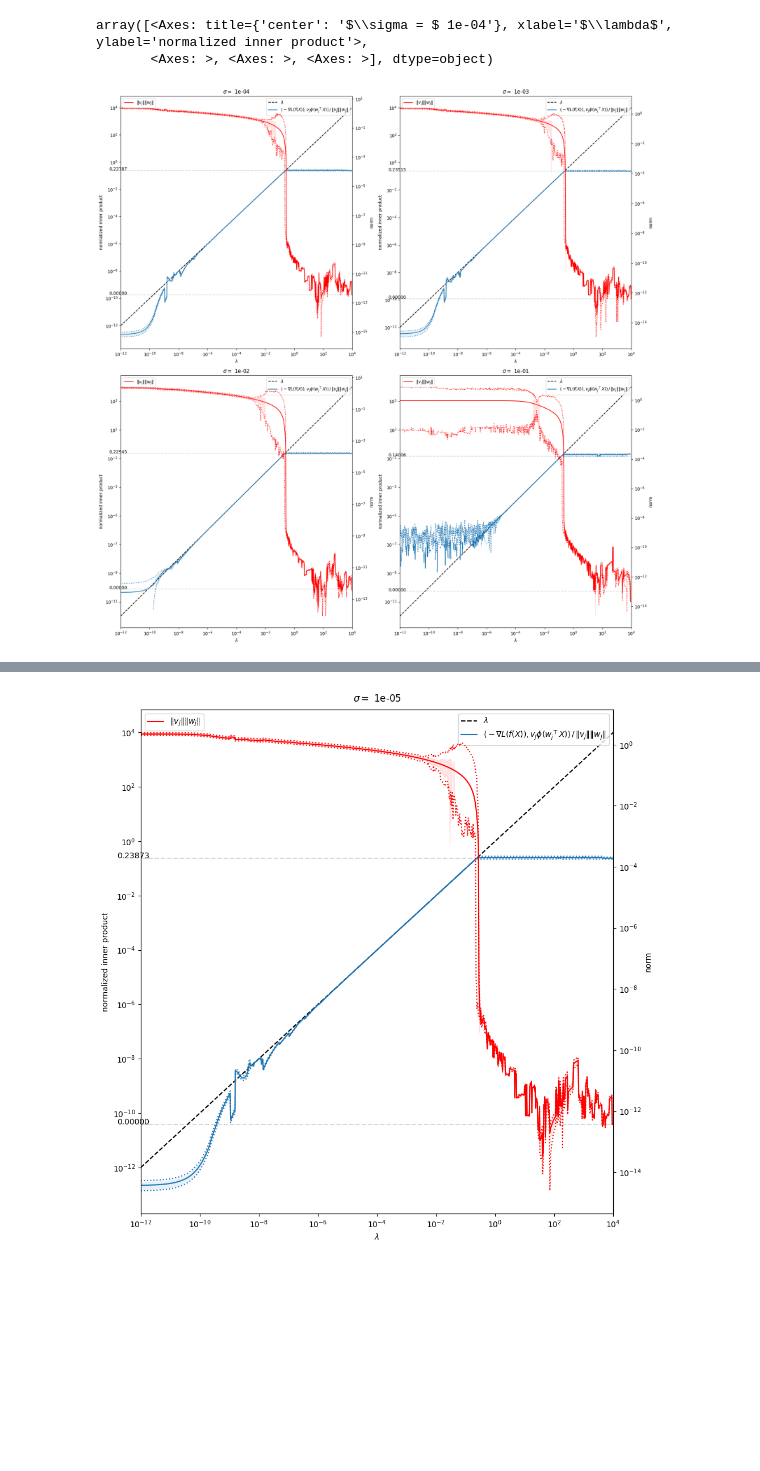
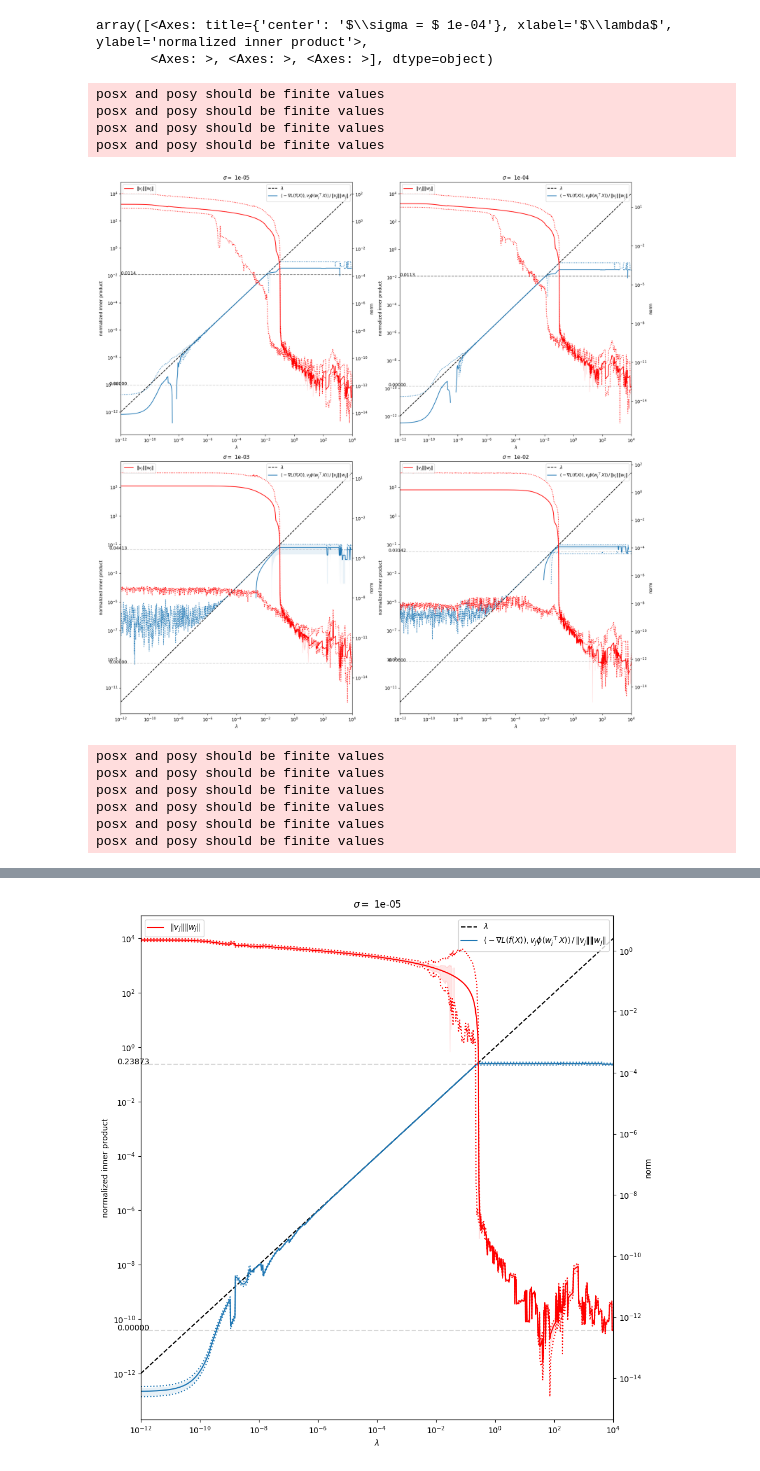
Before and after one commit to PalmaLeandro/adaptive_size_networks, a Jupyter notebook: notebooks/magnitude_optimization/magnitude_optimization.ipynb, the cells around one changed output, grey strips where cells are left out. Drawn from its saved outputs; the diff is of its cells as text; code cells hidden in the pictures; blank space fills up the shorter version.

```diff
--- a/notebooks/magnitude_optimization/magnitude_optimization.ipynb
+++ b/notebooks/magnitude_optimization/magnitude_optimization.ipynb
@@ -501,34 +457,49 @@ from utils.plots import plot_series_and_reference_on_ax
 
 fig, axes = matplotlib.pyplot.subplots(2, 2, figsize=(18, 18))
 axes = axes.flatten()
-for variance, variance_result, ax in zip(variances[1:], variances_results[1:], axes):
+for variance, variance_result, ax in zip(variances[:-1], variances_results[:-1], axes):
     model_metrics_df = pandas.DataFrame(variance_result)
     ax.set_title(f'$\\sigma = $ {variance:.0e}')
     ax.set_xscale('log')
     ax.plot(regularization_values, regularization_values, linestyle='--', c='k', label='$\\lambda$')
     plot_series_and_reference_on_ax(ax, regularization_values, model_metrics_df['loss_gradient_inner_product_to_norm_ratio_avg'].values,
                                     fill_between_y=model_metrics_df['loss_gradient_inner_product_to_norm_ratio_std'].values,
                                     lower_bound=model_metrics_df['loss_gradient_inner_product_to_norm_ratio_min'].values,
                                     upper_bound=model_metrics_df['loss_gradient_inner_product_to_norm_ratio_max'].values,
                                     label=f'$\langle-\\nabla L(f(X)), v_j \phi(w_j^\\top X)\\rangle \, / \, \|v_j\|\|w_j\|$',
                                     log_scale=True,
                                     lower_lim=-1)
+    if variance in variances[:2]:
+        a = model_metrics_df['loss_gradient_inner_product_to_norm_ratio_avg'].values
+        b = numpy.average(a[a>0][:-5])
+        ax.hlines(b, min(regularization_values), max(regularization_values), linestyle='--', alpha=.5, color='k')
+        ax.text(min(regularization_values), b, f'{b:.4f}', ha='left')
     ax2 = ax.twinx()
     plot_series_and_reference_on_ax(ax2, regularization_values, model_metrics_df['norms_avg'].values,
                                     fill_between_y=model_metrics_df['norms_std'].values,
                                     lower_bound=model_metrics_df['norms_min'].values,
                                     upper_bound=model_metrics_df['norms_max'].values,
                                     label=f'$\|v_j\|\|w_j\|$', lower_lim=0, color='red',
                                     log_scale=True
                                     )
     ax.legend(loc='upper right')
     ax2.legend(loc='upper left')
     ax.set_xlabel('$\\lambda$')
     ax.set_ylabel('normalized inner product')
     ax2.set_ylabel('norm')
     ax.set_xlim(regularization_values[0], regularization_values[-1])
 
 fig.tight_layout()
 fig
 # %% [output]
+posx and posy should be finite values
+posx and posy should be finite values
+posx and posy should be finite values
+posx and posy should be finite values
-[figure, old version]
+[figure, new version]
+posx and posy should be finite values
+posx and posy should be finite values
+posx and posy should be finite values
+posx and posy should be finite values
+posx and posy should be finite values
+posx and posy should be finite values
```
Also changed, not shown: parts of 4 cells of this notebook, 2 other files.
